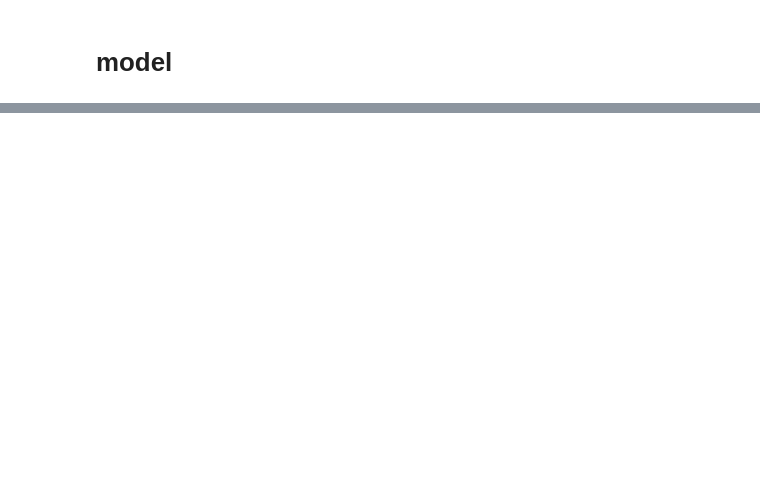
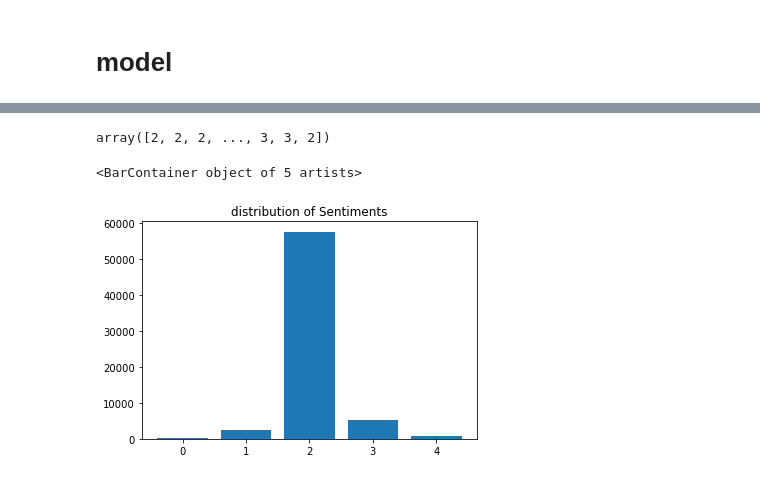
Before and after one commit to Thahit/NLP, a Jupyter notebook: SemtimentAnalysisLogReg/sentiment-analysis-on-movie-reviews-with-logistic.ipynb, the cells around one changed output, grey strips where cells are left out. Saved outputs shown, nothing was run; the diff lists cells and outputs as text; code cells hidden in the pictures; blank space fills up the shorter version.

```diff
--- a/SemtimentAnalysisLogReg/sentiment-analysis-on-movie-reviews-with-logistic.ipynb
+++ b/SemtimentAnalysisLogReg/sentiment-analysis-on-movie-reviews-with-logistic.ipynb
@@ -151,3 +142,8 @@ freqDict
  ('well', 3): 317,
  ('...', 3): 478,
  ...}
+# %%
+train=np.array(train)
+test=np.array(test)
+# trainY = pd.get_dummies(trainY,prefix=['Sentiment'], columns = ['sentiment'], drop_first=True)
+trainY=np.array(trainY)
@@ -223,0 +225,2 @@ print(cost, theta)
+# %%
+Reg = LogisticRegression(max_iter=500).fit(trainNew, trainY)
@@ -223,0 +235,18 @@ print(cost, theta)
+# %%
+predicitons=Reg.predict(testNew)
+predicitons
+# %% [output]
+array([2, 2, 2, ..., 3, 3, 2])
+# %%
+import collections
+
+keys=[0,1,2,3,4]
+
+nrDict=collections.Counter(predicitons)
+values = list( map(nrDict.get, keys) )
+
+plt.title("distribution of Sentiments")
+plt.bar(x=keys, height=values)
+# %% [output]
+<BarContainer object of 5 artists>
+[figure, added]
```
Also changed, not shown: parts of 19 cells of this notebook.
